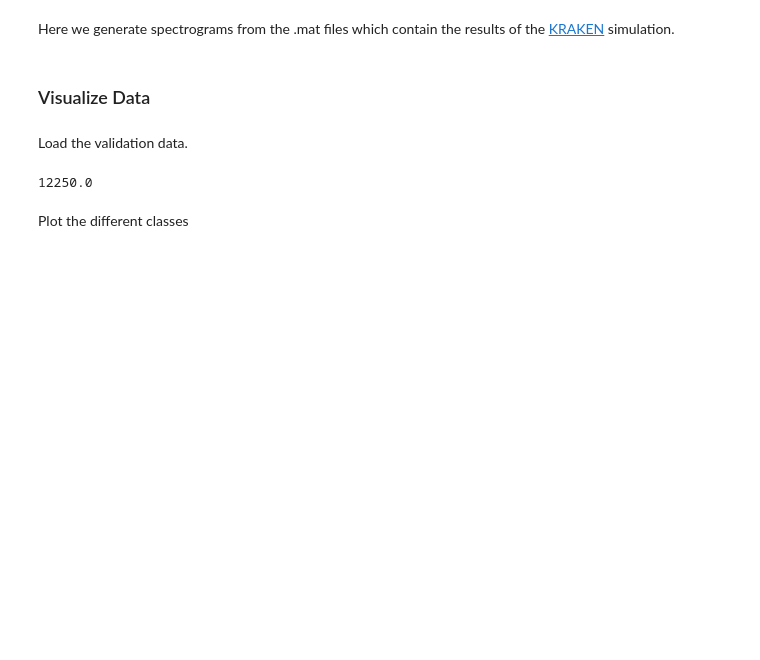
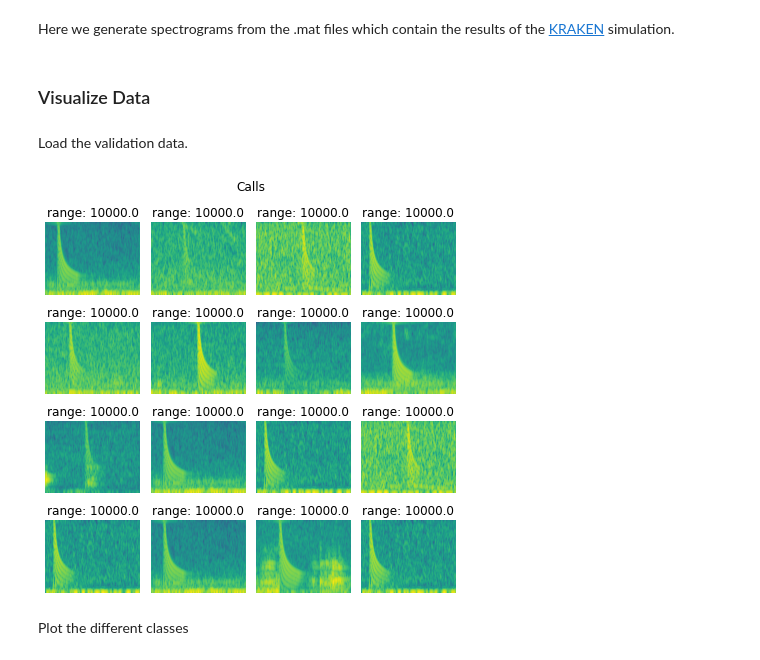
Before and after one commit to whoi-mars/detect_and_range, a Jupyter notebook: create_data.ipynb, the cells around one changed output. Saved outputs shown, nothing was run; the diff lists cells and outputs as text; code cells hidden in the pictures; blank space fills up the shorter version.

```diff
--- a/create_data.ipynb
+++ b/create_data.ipynb
@@ -47,9 +47,12 @@ del handler
 Load the validation data.
 # %%
 X, y = dataLoader.load_h5(val_data)
-y[4,0]
+X_20k = X[y[:,0] == 10000,...]
+y_20k = y[y[:,0] == 10000]
-# %% [output]
-12250.0
+# %%
+plotter.plot_grid(X_20k, y_20k[:,0].squeeze(), label_text="range", title="Calls", dim=(4,4))
+# %% [output]
+[figure, added]
 # %% [markdown]
 Plot the different classes
 # %%
```
Also changed, not shown: parts of 3 cells of this notebook.
